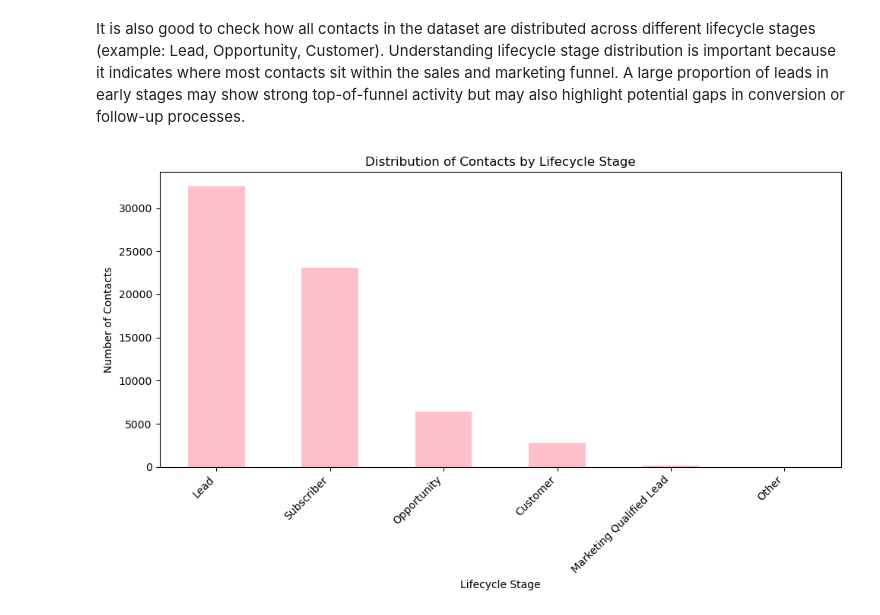
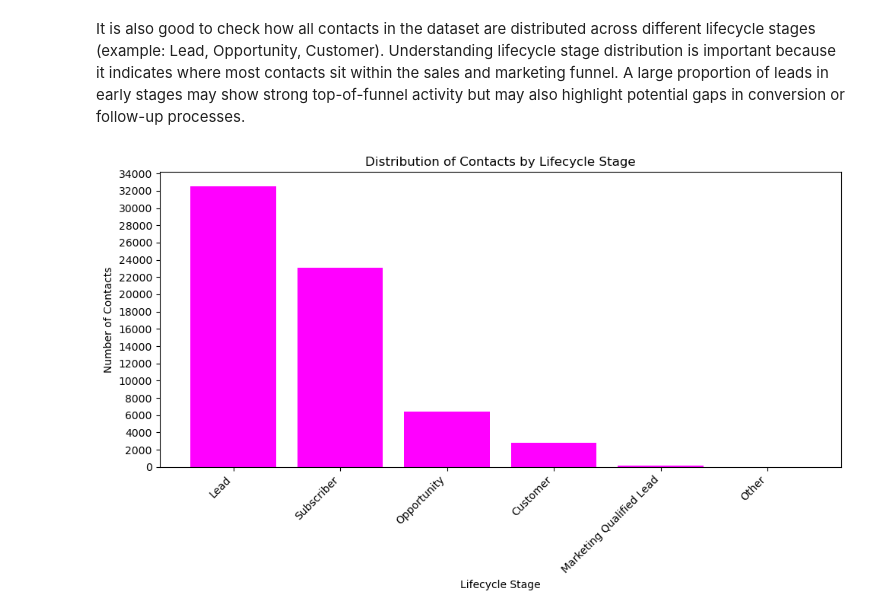
Before and after one commit to tihana-gray/pfda-big_project, a Jupyter notebook: customer_analysis.ipynb, the cells around one changed output. Drawn from its saved outputs; the diff is of its cells as text; code cells hidden in the pictures.

Commit message:
updated plot to have more ticks on the axis for better readability

```diff
--- a/customer_analysis.ipynb
+++ b/customer_analysis.ipynb
@@ -478,43 +481,50 @@ It is also good to check how all contacts in the dataset are distributed across
 # %%
 # Counting the number of contacts in each lifecycle stage:
 lifecycle_counts = df['Lifecycle Stage'].value_counts()
 # .value_counts() returns the number of occurrences for each unique value in the column.
 # 📚 References: https://pandas.pydata.org/docs/reference/api/pandas.Series.value_counts.html
 # https://www.geeksforgeeks.org/pandas/python-pandas-series-value_counts/
 # https://stackoverflow.com/questions/35523635/extract-values-in-pandas-value-counts
 
 # Plotting the bar chart:
-plt.figure(figsize=(10, 6))
+fig, ax = plt.subplots(figsize=(10, 6))
 # Sets figure size for readability.
-# Reference: https://matplotlib.org/stable/api/_as_gen/matplotlib.pyplot.figure.html
+# 📚 Reference: https://matplotlib.org/stable/api/_as_gen/matplotlib.pyplot.figure.html
+# https://matplotlib.org/stable/gallery/ticks/tick-locators.html
 
-lifecycle_counts.plot(kind='bar', color='pink')
+ax.bar(lifecycle_counts.index, lifecycle_counts.values, color='fuchsia')
 # kind='bar' creates a vertical bar chart.
-# color='pink' is the bar colour.
-# Reference: https://pandas.pydata.org/docs/reference/api/pandas.Series.plot.html
+# color='fuchsia' is the bar colour.
+# 📚 Reference: https://pandas.pydata.org/docs/reference/api/pandas.Series.plot.html
+# https://matplotlib.org/stable/api/_as_gen/matplotlib.axes.Axes.bar.html
 
 # Labeling axes and the chart:
-plt.xlabel('Lifecycle Stage')
-plt.ylabel('Number of Contacts')
-plt.title('Distribution of Contacts by Lifecycle Stage')
-# References:
+ax.set_xlabel('Lifecycle Stage')
+ax.set_ylabel('Number of Contacts')
+ax.set_title('Distribution of Contacts by Lifecycle Stage')
+# 📚 References:
 # https://matplotlib.org/stable/api/_as_gen/matplotlib.pyplot.xlabel.html
 # https://matplotlib.org/stable/api/_as_gen/matplotlib.pyplot.ylabel.html
 # https://matplotlib.org/stable/api/_as_gen/matplotlib.pyplot.title.html
+# https://matplotlib.org/stable/gallery/ticks/tick-locators.html
 
 plt.xticks(rotation=45, ha='right') # Rotating labels to prevent text overlap.
-# Reference: https://matplotlib.org/stable/api/_as_gen/matplotlib.pyplot.xticks.html
+# 📚 Reference: https://matplotlib.org/stable/api/_as_gen/matplotlib.pyplot.xticks.html
+
+# Adding major ticks on y-axis at intervals of 2000
+ax.yaxis.set_major_locator(ticker.MultipleLocator(2000))
+# 📚 Reference: https://matplotlib.org/stable/gallery/ticks/tick-locators.html
 
 plt.tight_layout() # Prevents clipping of labels.
-# Reference: https://matplotlib.org/stable/api/_as_gen/matplotlib.pyplot.tight_layout.html
+# 📚 Reference: https://matplotlib.org/stable/api/_as_gen/matplotlib.pyplot.tight_layout.html
 
 # Saving the plot in the plots folder:
-plt.savefig("plots/lifecycle_stage_distribution.png", dpi=300, bbox_inches='tight')
+plt.savefig("plots/lifecycle_stage_distribution_v2.png", dpi=300, bbox_inches='tight')
 # dpi=300 ensures high-quality output for reports.
 # bbox_inches='tight' removes extra padding.
-# Reference: https://matplotlib.org/stable/api/_as_gen/matplotlib.pyplot.savefig.html
+# 📚 Reference: https://matplotlib.org/stable/api/_as_gen/matplotlib.pyplot.savefig.html
 
 plt.show() # Displays the final plot.
-# Reference: https://matplotlib.org/stable/api/_as_gen/matplotlib.pyplot.show.html
+# 📚 Reference: https://matplotlib.org/stable/api/_as_gen/matplotlib.pyplot.show.html
 # %% [output]
-[figure, old version]
+[figure, new version]
```
Also changed, not shown: parts of 1 cell of this notebook, 1 other file.
